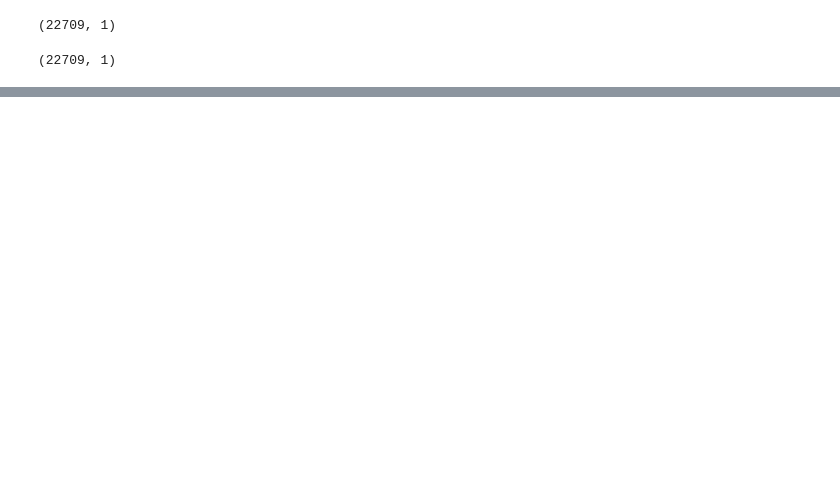
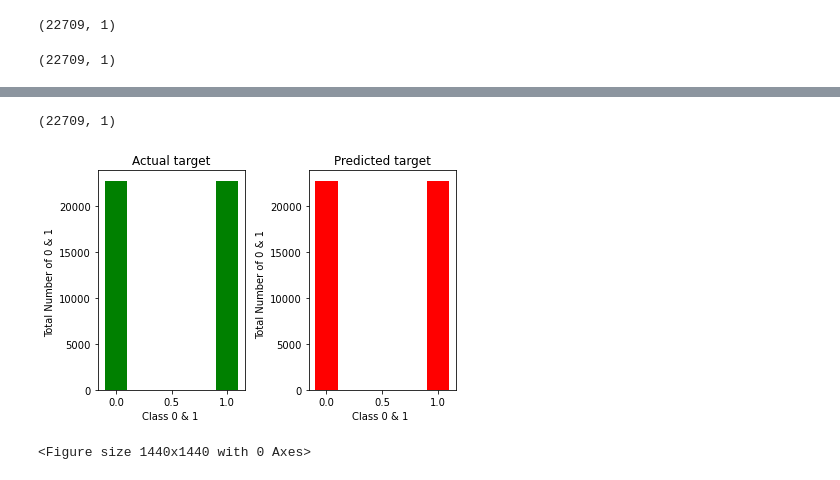
Before and after one commit to abhirockraj/ML_models_fromStrach, a Jupyter notebook: Logistic_reg_scratch.ipynb, the cells around one changed output, grey strips where cells are left out. Cells and saved outputs as stored; diff of their text form; code cells hidden in the pictures; blank space fills up the shorter version.

```diff
--- a/Logistic_reg_scratch.ipynb
+++ b/Logistic_reg_scratch.ipynb
@@ -265,0 +269,26 @@ weighted avg       0.87      0.90      0.87     22709
+# %%
+y_test.shape
+# %% [output]
+(22709, 1)
+# %%
+y_test = np.reshape(y_test,(y_test.shape[0]))
+yhat = np.reshape(yhat,(yhat.shape[0]))
+# %%
+plt.subplot(1, 2, 1) # row 1, col 2 index 1
+plt.bar(y_test,y_test.shape[0]+1, color ='g', width = 0.2)
+plt.title("Actual target")
+plt.xlabel('Class 0 & 1 ')
+plt.ylabel('Total Number of 0 & 1 ')
+
+plt.subplot(1, 2, 2) # index 2
+plt.bar(yhat,yhat.shape[0]+1, color ='r', width = 0.2)
+plt.title("Predicted target")
+plt.xlabel('Class 0 & 1 ')
+plt.ylabel('Total Number of 0 & 1  ')
+
+plt.tight_layout()
+plt.figure(figsize = (20, 20))
+plt.show()
+# %% [output]
+[figure, added]
+<Figure size 1440x1440 with 0 Axes>
```
Also changed, not shown: parts of 7 cells of this notebook.
